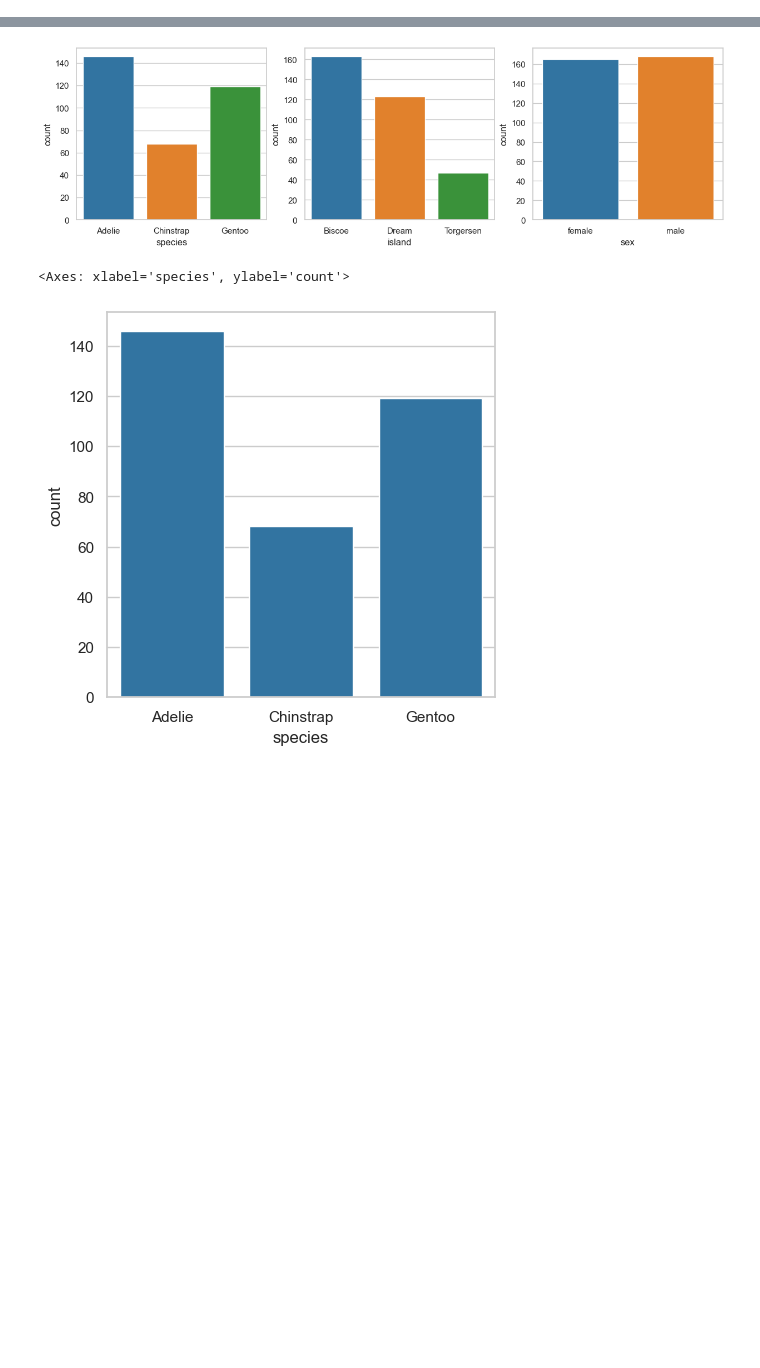
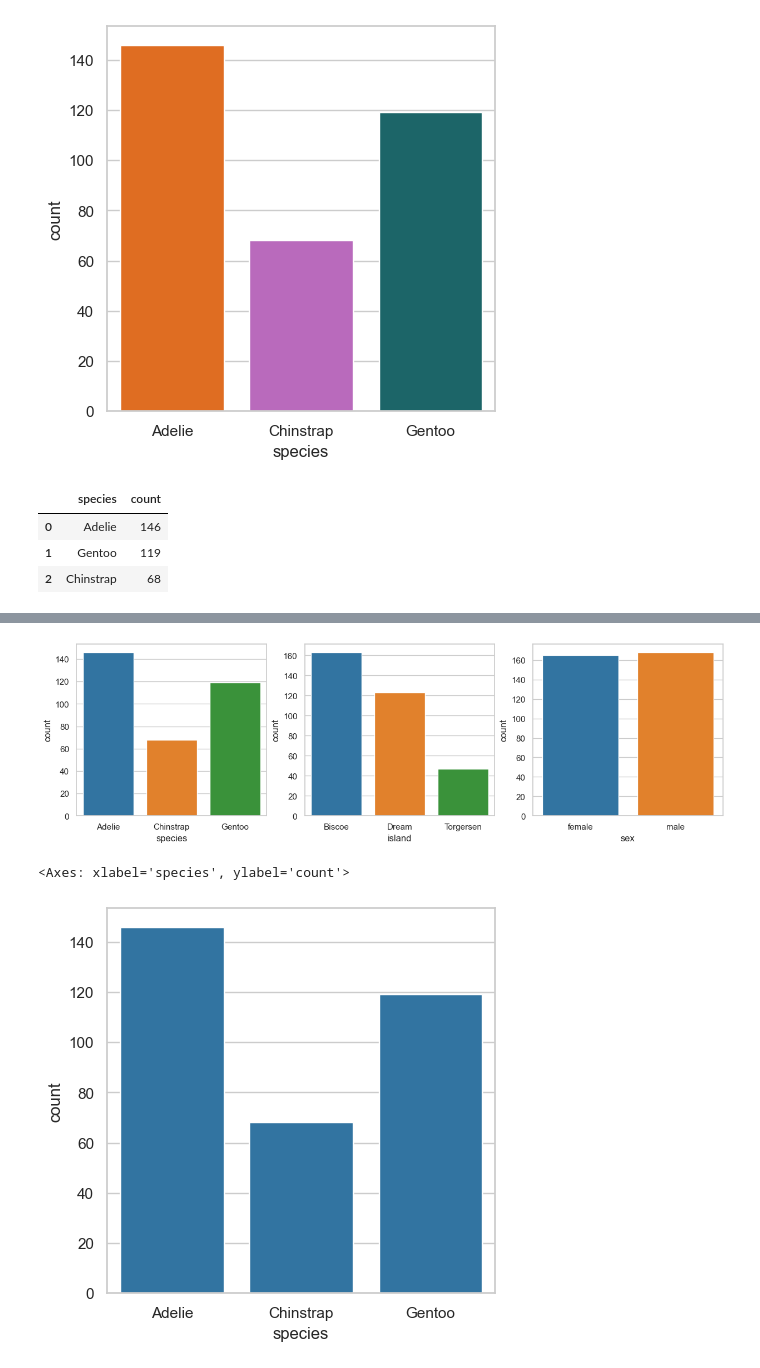
Before and after one commit to onnymm/eda, a Jupyter notebook: own/02_exploration.ipynb, the cells around one changed output, grey strips where cells are left out. Cells and saved outputs as stored; diff of their text form; code cells hidden in the pictures; blank space fills up the shorter version.

```diff
--- a/own/02_exploration.ipynb
+++ b/own/02_exploration.ipynb
@@ -11,3 +11,31 @@ import palmerpenguins
 pg = palmerpenguins.load_penguins().dropna()
 # %%
 pg = pg.astype({i: 'category' for i in pg.describe(include='object').columns})
+# %%
+plt.figure(figsize=(5, 5))
+
+(
+    pg['species']
+    .value_counts()
+    .reset_index()
+    .pipe(
+        lambda df: (
+            sns.barplot(
+                data= df,
+                x= 'species',
+                y = 'count',
+                hue= 'species',
+                palette= penguin_color
+            )
+        )
+    )
+)
+
+plt.show()
+pg['species'].value_counts().reset_index()
+# %% [output]
+[figure, added]
+|  | species | count |
+| 0 | Adelie | 146 |
+| 1 | Gentoo | 119 |
+| 2 | Chinstrap | 68 |
```
Also changed, not shown: parts of 3 cells of this notebook, 3 other files.
